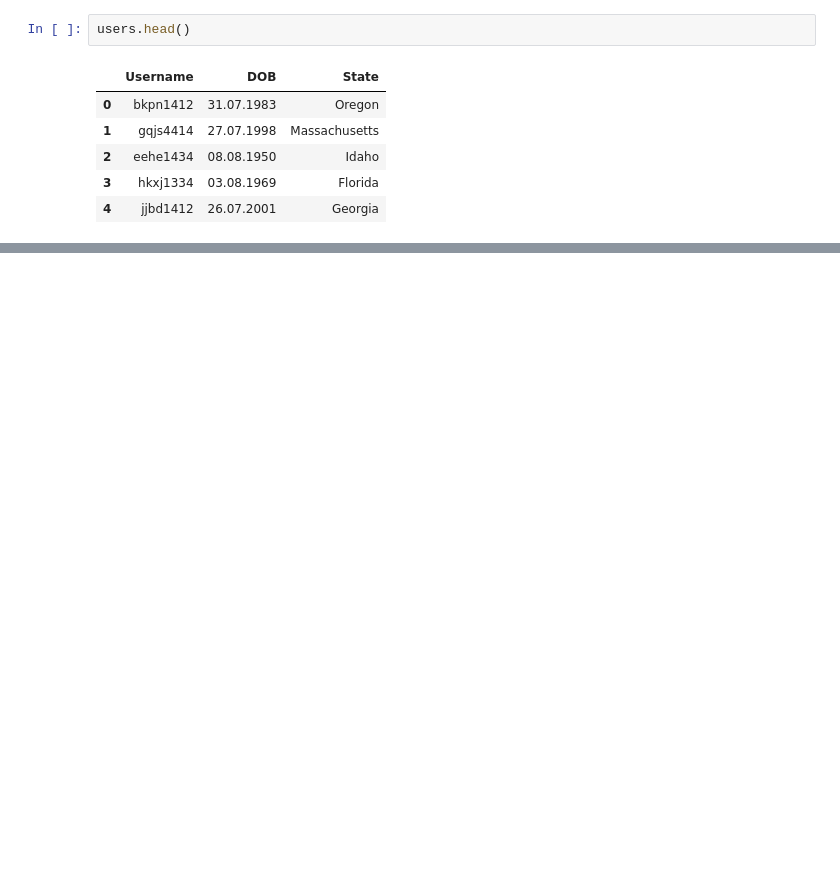
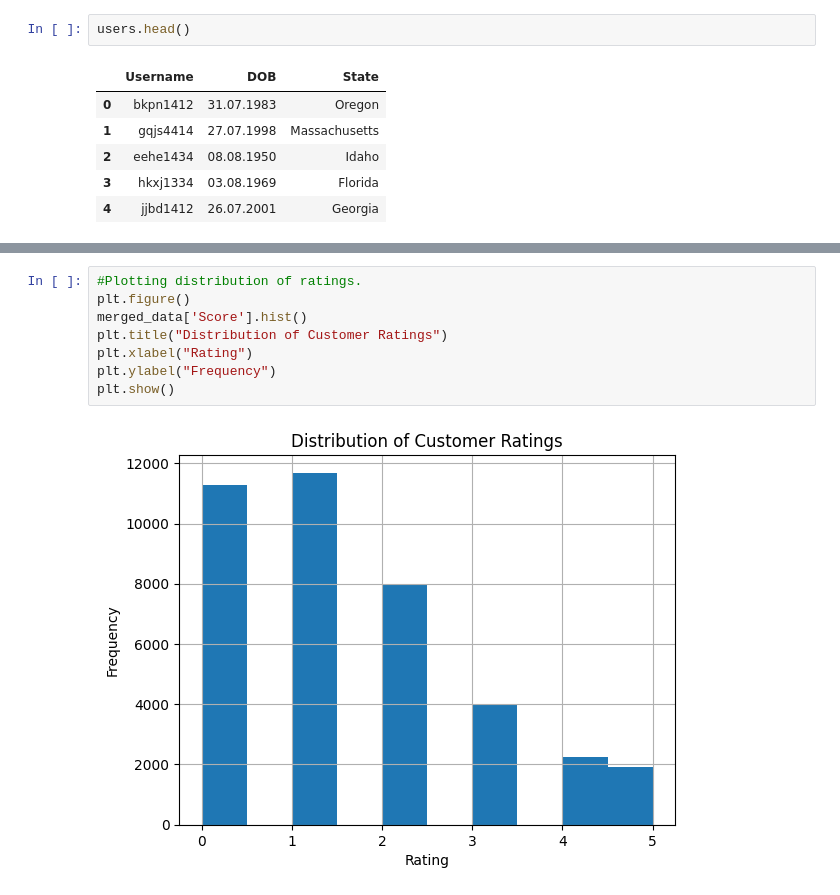
Before and after one commit to jdk8825-beep/3611923_BD2, a Jupyter notebook: finalrd.ipynb, the cells around one changed output, grey strips where cells are left out. Cells and saved outputs as stored; diff of their text form; blank space fills up the shorter version.

```diff
--- a/finalrd.ipynb
+++ b/finalrd.ipynb
@@ -113,0 +199,10 @@ Users missing values: 0
+# %%
+#Plotting distribution of ratings.
+plt.figure()
+merged_data['Score'].hist()
+plt.title("Distribution of Customer Ratings")
+plt.xlabel("Rating")
+plt.ylabel("Frequency")
+plt.show()
+# %% [output]
+[figure, added]
```
Also changed, not shown: parts of 24 cells of this notebook.
